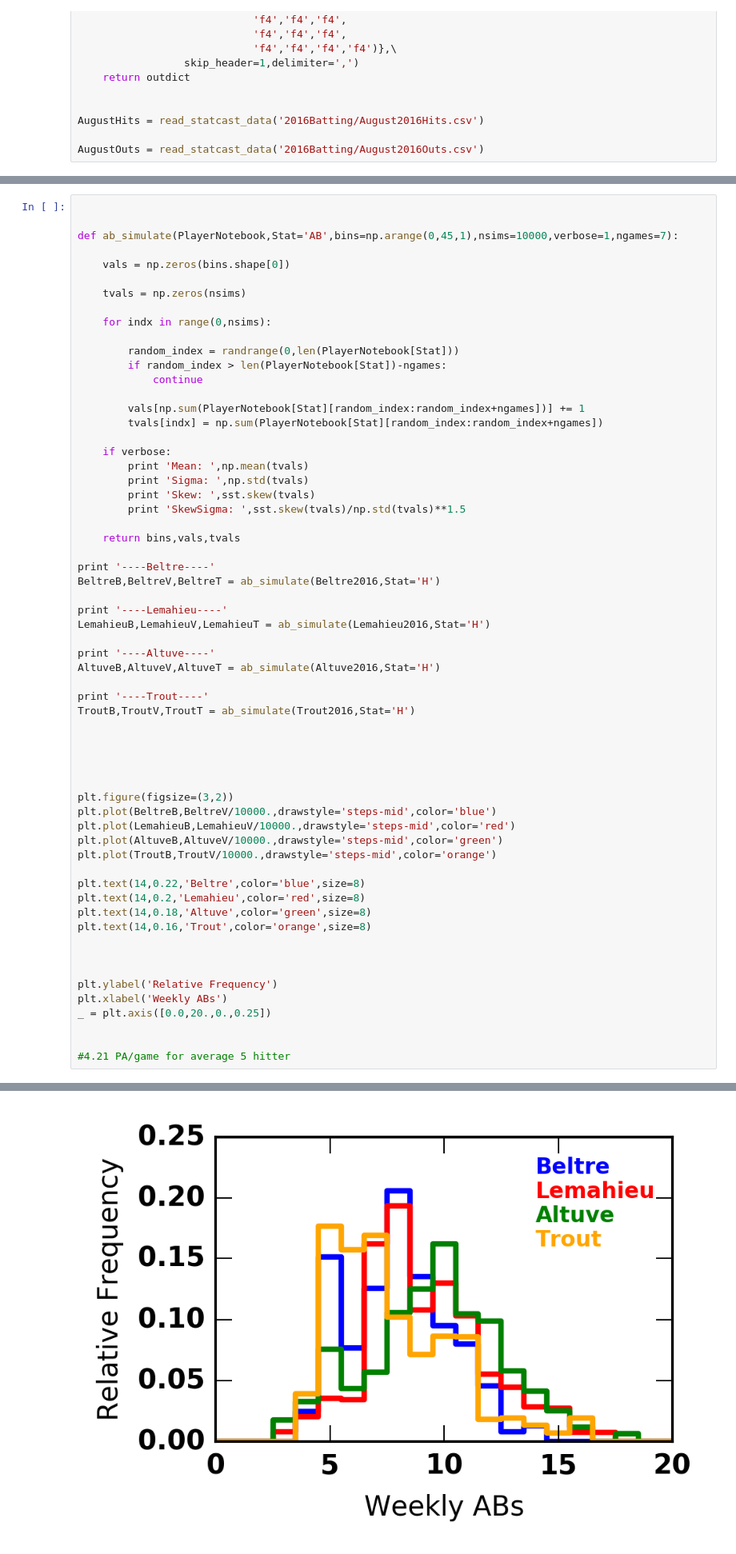
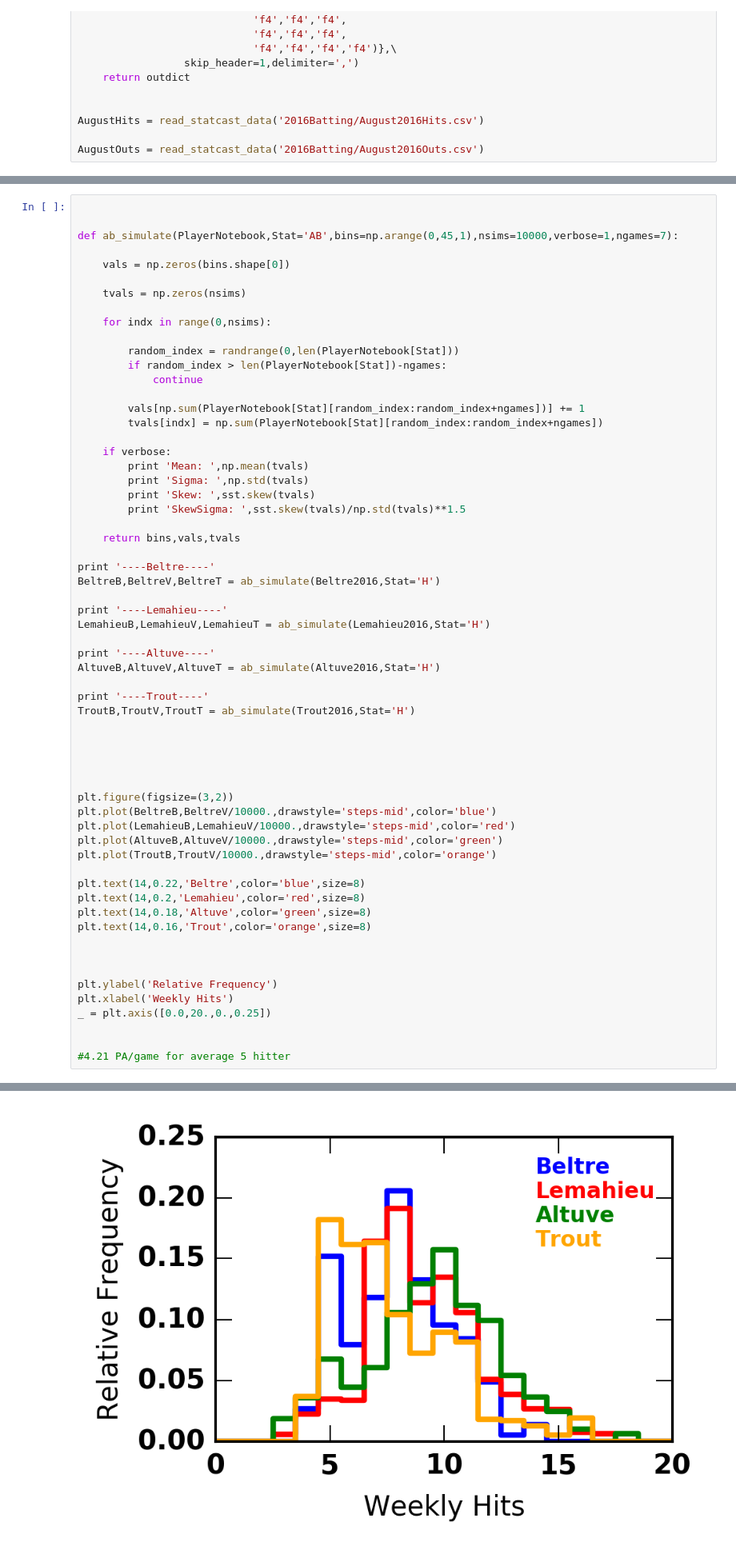
Before and after one commit to fantasy-toolz/2017-MLB-Analysis, a Jupyter notebook: batting_notebooks/AVG-Analysis-Part2.ipynb, the cells around one changed output, grey strips where cells are left out. Shown at 80% size. Drawn from its saved outputs; the diff is of its cells as text.

```diff
--- a/batting_notebooks/AVG-Analysis-Part2.ipynb
+++ b/batting_notebooks/AVG-Analysis-Part2.ipynb
@@ -235,7 +364,7 @@ plt.text(14,0.16,'Trout',color='orange',size=8)
 
 
 plt.ylabel('Relative Frequency')
-plt.xlabel('Weekly ABs')
+plt.xlabel('Weekly Hits')
 _ = plt.axis([0.0,20.,0.,0.25])
 
 
@@ -264 +393 @@ SkewSigma:  0.0578732302105
-[figure, old version]
+[figure, new version]
```
Also changed, not shown: parts of 16 cells of this notebook.
